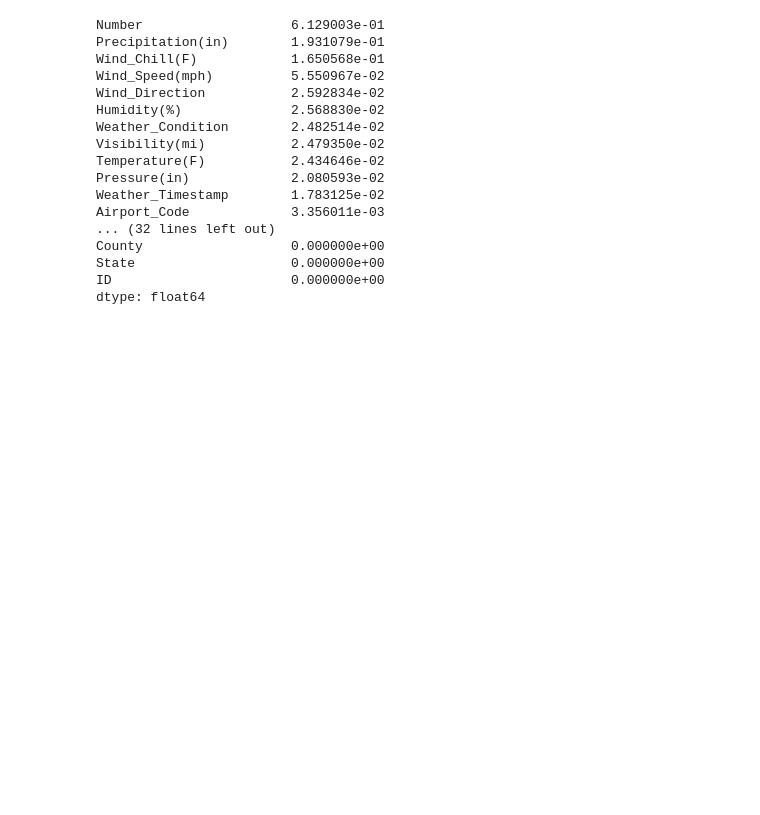
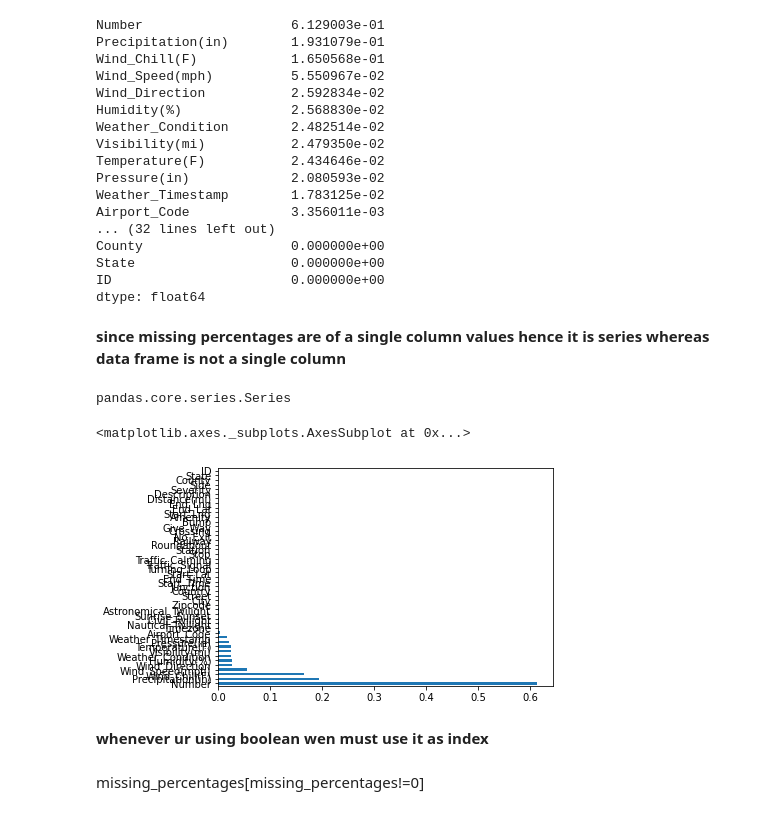
Before and after one commit to gagan-1999/accidents, a Jupyter notebook: accidents.ipynb, the cells around one changed output. Cells and saved outputs as stored; diff of their text form; code cells hidden in the pictures; blank space fills up the shorter version.

```diff
--- a/accidents.ipynb
+++ b/accidents.ipynb
@@ -136,3 +136,18 @@ County                   0.000000e+00
 State                    0.000000e+00
 ID                       0.000000e+00
 dtype: float64
+# %% [markdown]
+ **since missing percentages are of a single column values hence it is series whereas data frame is not a single column**
+# %%
+type(missing_percentages)
+# %% [output]
+pandas.core.series.Series
+# %%
+missing_percentages.plot(kind='barh')
+# %% [output]
+<matplotlib.axes._subplots.AxesSubplot at 0x...>
+[figure, added]
+# %% [markdown]
+**whenever ur using boolean wen must use it as index**
+# %% [markdown]
+missing_percentages[missing_percentages!=0]
```
Also changed, not shown: parts of 13 cells of this notebook.
